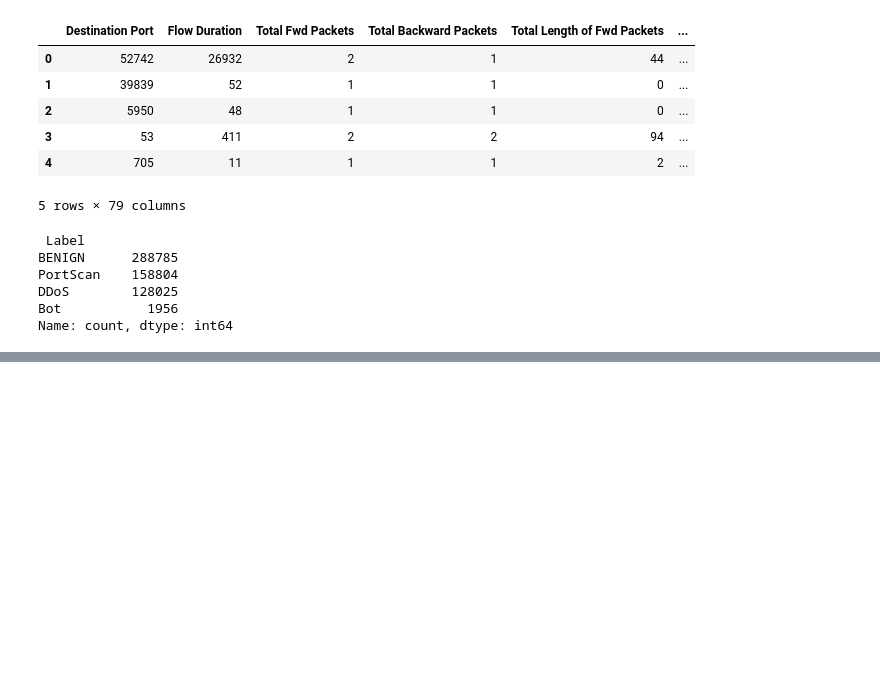
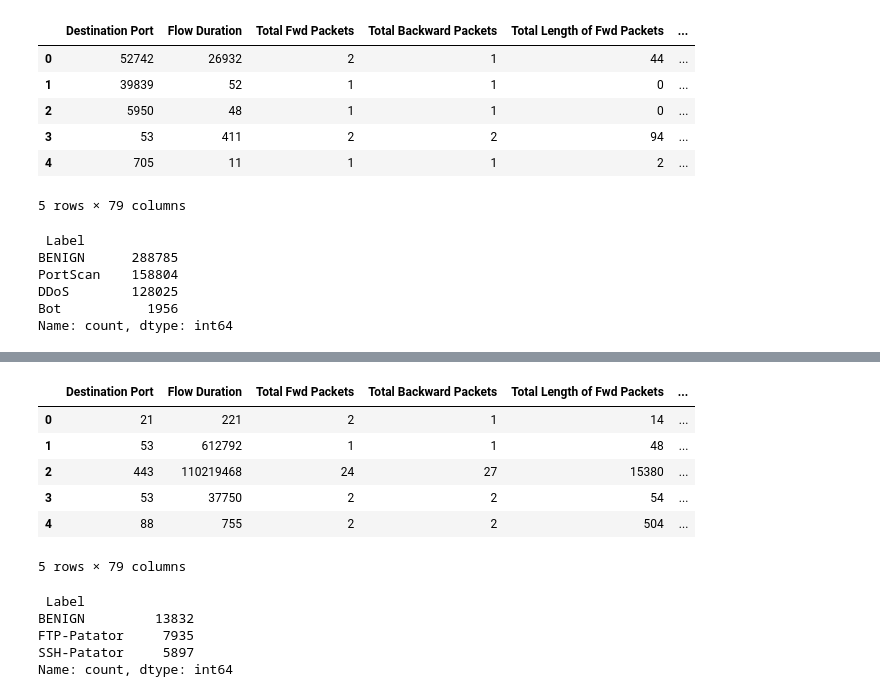
Before and after one commit to suzaladhikari/federated_learningIDS, a Jupyter notebook: silos_created/binarysilos.ipynb, the cells around one changed output, grey strips where cells are left out. Saved outputs shown, nothing was run; the diff lists cells and outputs as text; code cells hidden in the pictures; blank space fills up the shorter version.

```diff
--- a/silos_created/binarysilos.ipynb
+++ b/silos_created/binarysilos.ipynb
@@ -98,0 +118,19 @@ Name: count, dtype: int64
+# %%
+pd4 = pd.read_csv('../silos_datasets/siloThree.csv')
+pd4.head(5)
+# %% [output]
+|  | Destination Port | Flow Duration | Total Fwd Packets | Total Backward Packets | Total Length of Fwd Packets | ... |
+| 0 | 21 | 221 | 2 | 1 | 14 | ... |
+| 1 | 53 | 612792 | 1 | 1 | 48 | ... |
+| 2 | 443 | 110219468 | 24 | 27 | 15380 | ... |
+| 3 | 53 | 37750 | 2 | 2 | 54 | ... |
+| 4 | 88 | 755 | 2 | 2 | 504 | ... |
+5 rows × 79 columns
+# %%
+print(pd4[' Label'].value_counts())
+# %% [output]
+ Label
+BENIGN         13832
+FTP-Patator     7935
+SSH-Patator     5897
+Name: count, dtype: int64
```
Also changed, not shown: parts of 2 cells of this notebook.
